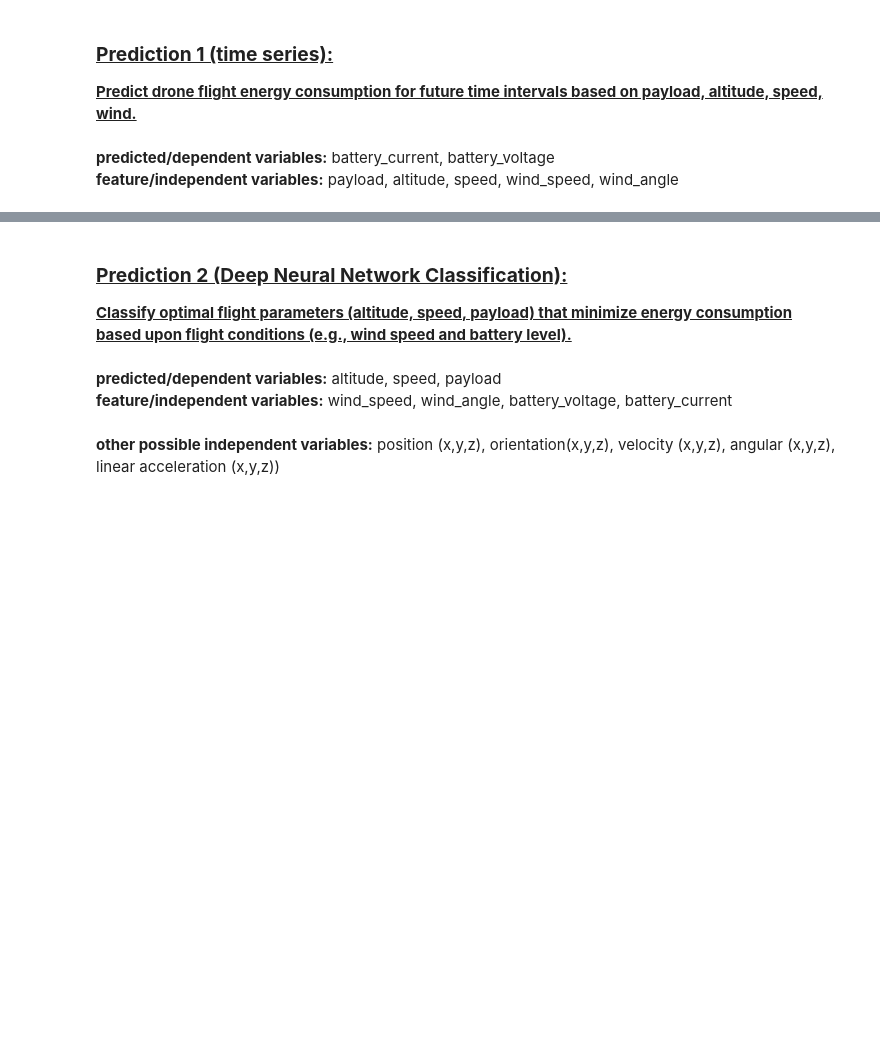
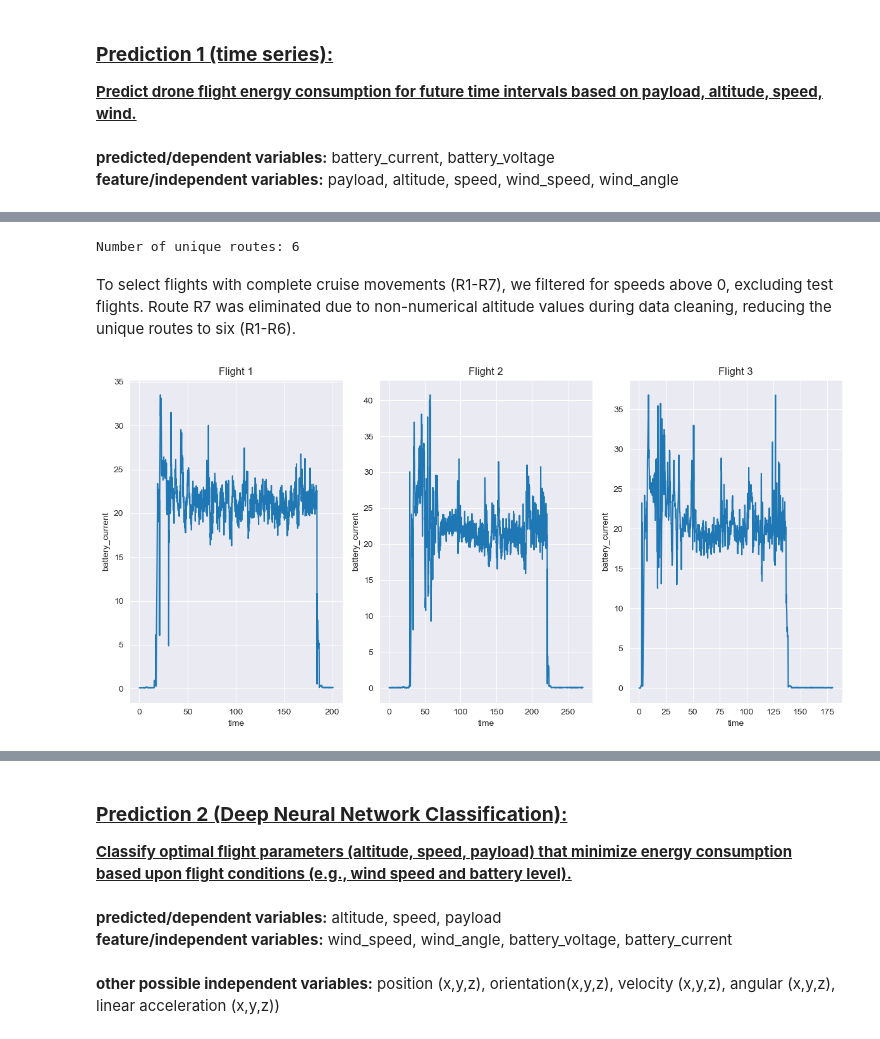
Before and after one commit to caliskate/delivery-drone-flight-predictions, a Jupyter notebook: flight_predictions.ipynb, the cells around one changed output, grey strips where cells are left out. Cells and saved outputs as stored; diff of their text form; code cells hidden in the pictures; blank space fills up the shorter version.

```diff
--- a/flight_predictions.ipynb
+++ b/flight_predictions.ipynb
@@ -309,0 +229,35 @@ duplicate dataset rows: 0
+# %%
+# filter out route not equal to R1 to R7 by using flights with a speed above 0
+drone_df_full_flights = drone_df_edited[drone_df_edited['speed'] > 0]
+
+# check the number of unique routes
+number_of_unique_routes = drone_df_full_flights['route'].nunique()
+print(f'Number of unique routes: {number_of_unique_routes}')
+# %% [output]
+Number of unique routes: 6
+# %% [markdown]
+To select flights with complete cruise movements (R1-R7), we filtered for speeds above 0, excluding test flights.
+Route R7 was eliminated due to non-numerical altitude values during data cleaning, reducing the unique routes to six (R1-R6).
+# %%
+# select flights flight 1 to 5
+drone_df_selected_flights = drone_df_full_flights[drone_df_full_flights['flight'].isin([1, 2, 3])]
+
+# plot battery current vs time for each flight
+plt.figure(figsize=(12, 6))
+
+plt.subplot(1, 3, 1)
+sns.lineplot(data=drone_df_selected_flights[drone_df_selected_flights['flight'] == 1], x='time', y='battery_current')
+plt.title('Flight 1')
+
+plt.subplot(1, 3, 2)
+sns.lineplot(data=drone_df_selected_flights[drone_df_selected_flights['flight'] == 2], x='time', y='battery_current')
+plt.title('Flight 2')
+
+plt.subplot(1, 3, 3)
+sns.lineplot(data=drone_df_selected_flights[drone_df_selected_flights['flight'] == 3], x='time', y='battery_current')
+plt.title('Flight 3')
+
+plt.tight_layout()
+plt.show()
+# %% [output]
+[figure, added]
```
Also changed, not shown: parts of 39 cells of this notebook, 3 other files.
